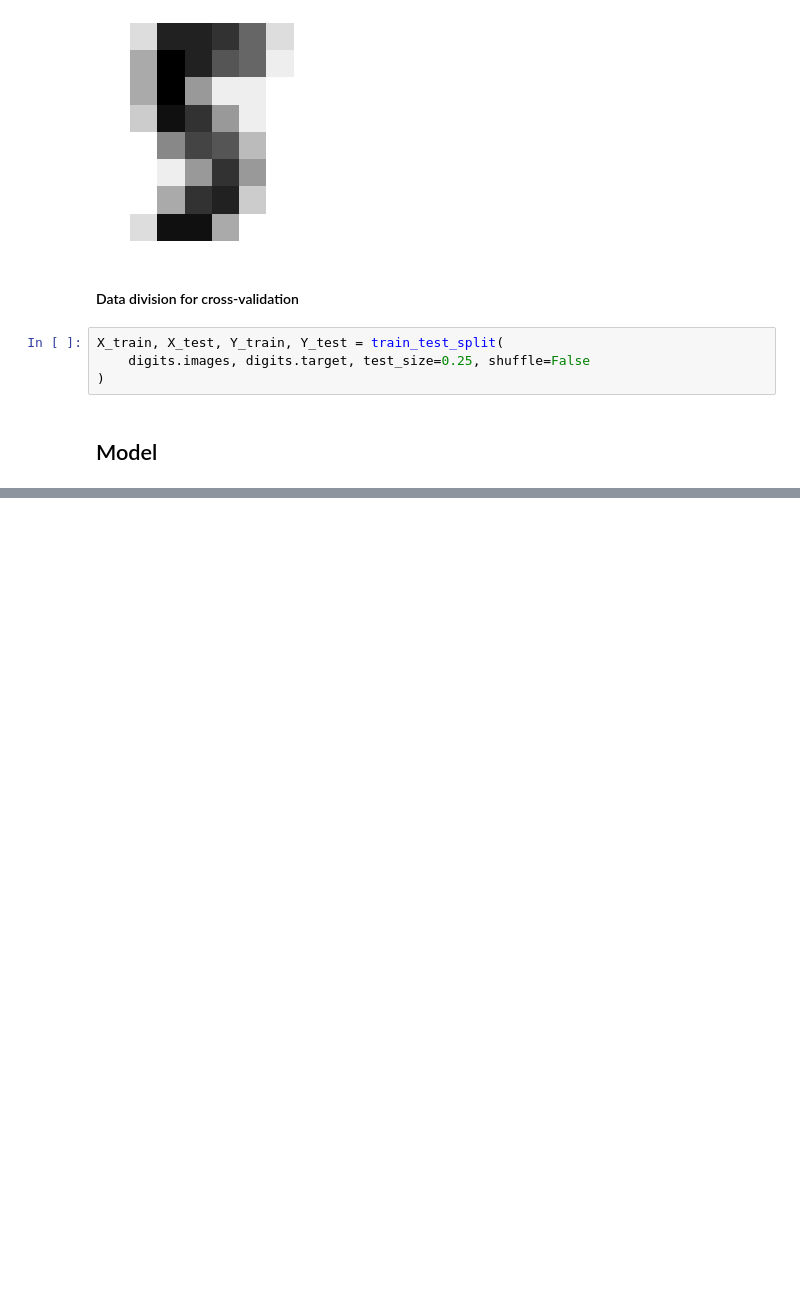
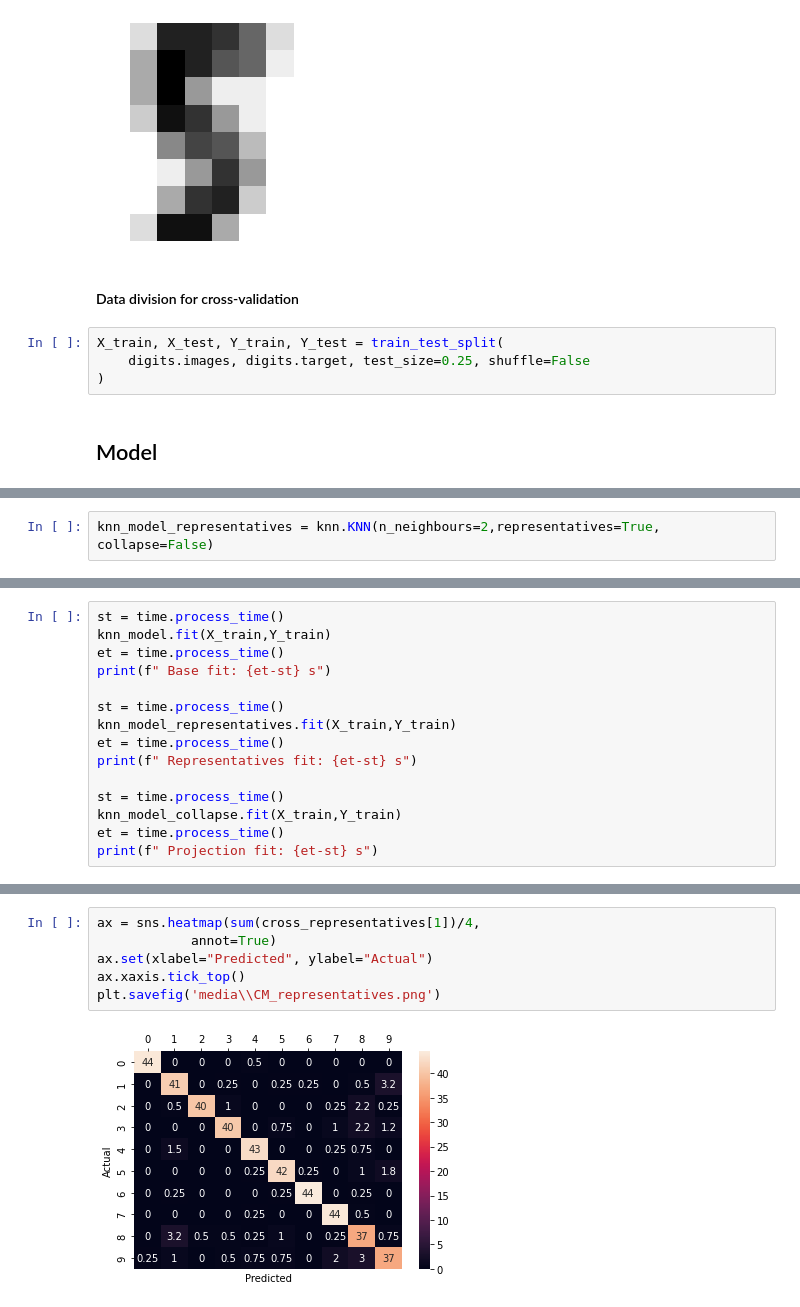
Before and after one commit to AJaszcz/SSI-projekt, a Jupyter notebook: knn_project.ipynb, the cells around one changed output, grey strips where cells are left out. Drawn from its saved outputs; the diff is of its cells as text; blank space fills up the shorter version.

```diff
--- a/knn_project.ipynb
+++ b/knn_project.ipynb
@@ -55 +57,3 @@ X_train, X_test, Y_train, Y_test = train_test_split(
+# %%
+knn_model_representatives = knn.KNN(n_neighbours=2,representatives=True, collapse=False)
 # %%
@@ -116,0 +63,15 @@ array([0.73496659, 0.75946548, 0.81737194, 0.82628062])
+# %%
+st = time.process_time()
+knn_model.fit(X_train,Y_train)
+et = time.process_time()
+print(f" Base fit: {et-st} s")
+
+st = time.process_time()
+knn_model_representatives.fit(X_train,Y_train)
+et = time.process_time()
+print(f" Representatives fit: {et-st} s")
+
+st = time.process_time()
+knn_model_collapse.fit(X_train,Y_train)
+et = time.process_time()
+print(f" Projection fit: {et-st} s")
@@ -116,0 +163,8 @@ array([0.73496659, 0.75946548, 0.81737194, 0.82628062])
+# %%
+ax = sns.heatmap(sum(cross_representatives[1])/4,
+            annot=True)
+ax.set(xlabel="Predicted", ylabel="Actual")
+ax.xaxis.tick_top()
+plt.savefig('media\\CM_representatives.png')
+# %% [output]
+[figure, added]
```
Also changed, not shown: parts of 20 cells of this notebook, 9 other files.
